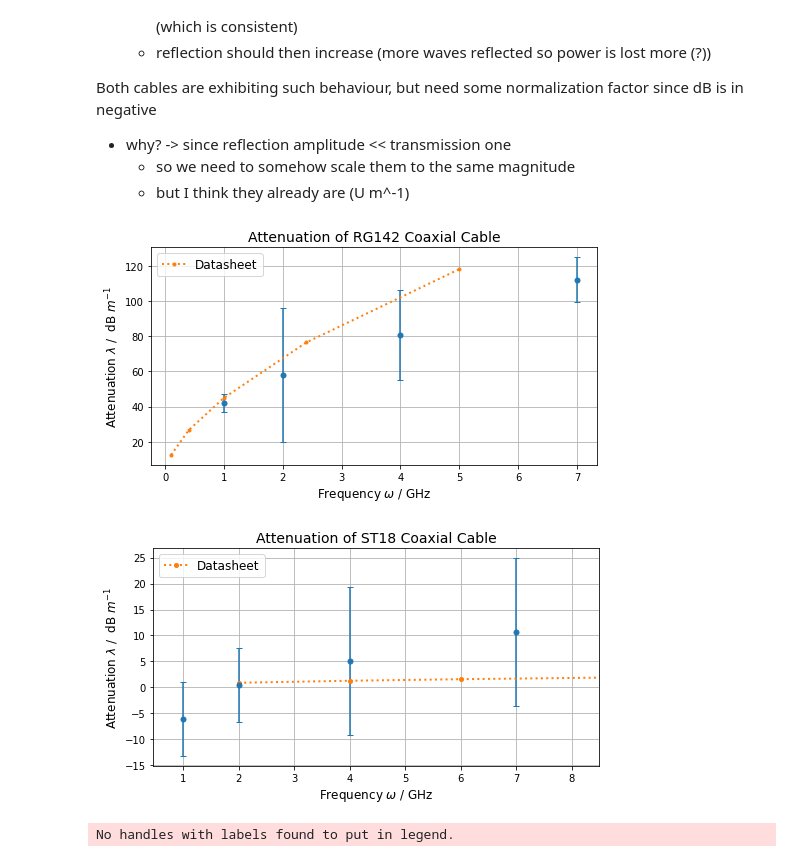
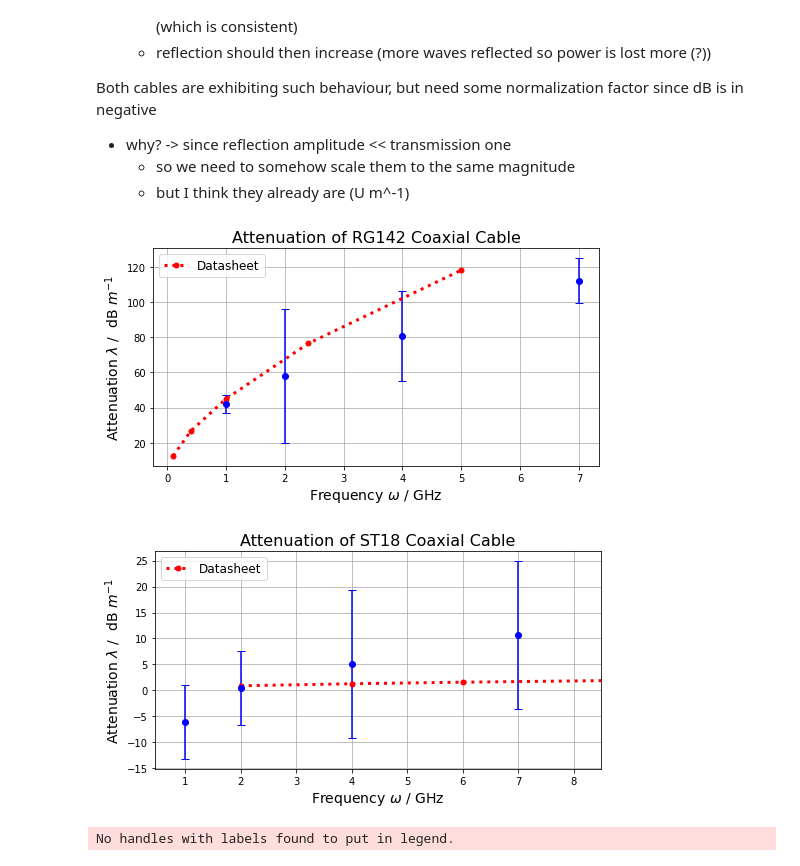
Before and after one commit to tesla1900/advanced-lab-course, a Jupyter notebook: cavities/coax_analysis.ipynb, the cells around one changed output. Drawn from its saved outputs; the diff is of its cells as text; code cells hidden in the pictures.

```diff
--- a/cavities/coax_analysis.ipynb
+++ b/cavities/coax_analysis.ipynb
@@ -190,39 +190,41 @@ Both cables are exhibiting such behaviour, but need some normalization factor si
 - why? -> since reflection amplitude << transmission one
   - so we need to somehow scale them to the same magnitude
   - but I think they already are (U m^-1)
+# %%
+fig_path = os.path.join(os.getcwd(), "lab-and-report", "figures")
 # %%
 atten_thr_brown = [np.array([0.1, 0.4, 1, 2.4, 5]), np.array([12.47, 26.57, 44.95, 76.44, 118.11])]
 atten_thr_blue =  [np.array([2, 4, 6]), np.array([0.89, 1.28, 1.58]) ]
 coax_atten_brown = coax_atten_arrs[0]
 # print(coax_U)
 coax_name = "RG142"
 
 # attentuation defined in dB, 20 * log10(P1 / P2)
 # P1 is input power until termination by characteristic impedance (i.e. reflection)
 # P2 is output power (i.e. transmission)
 # need to add some factors to get the normalization correct
 N  = 1e10   # some normalization to make equation positive
 atten_brown = 20 * np.log10(N * coax_atten_brown[2,:] / coax_atten_brown[1,:])
 
 # error of attenuation
 atten_brown_err = (20 / np.log(10)) * np.sqrt((coax_atten_brown[3,:] / coax_atten_brown[1,:])**2. + (coax_atten_brown[4,:] / coax_atten_brown[2,:])**2.)
 # print(atten)
 fig, ax = plt.subplots(figsize=(8,4))
 # print(i)
 
-ax.errorbar(coax_atten_brown[0,:], atten_brown, yerr=atten_brown_err, marker="o", linestyle="", ms=5.0, capsize=3.0)
-ax.plot(atten_thr_brown[0], atten_thr_brown[1], linestyle=":", marker="o", ms=3.0, label="Datasheet", lw=2.0)
-ax.set_xlabel("Frequency $\omega$ / GHz", fontsize=12)
-ax.set_ylabel(r"Attenuation $\lambda$ /  dB $m^{{-1}}$", fontsize=12)
-ax.set_title("Attenuation of {0} Coaxial Cable".format(coax_name), fontsize=14)
+ax.errorbar(coax_atten_brown[0,:], atten_brown, yerr=atten_brown_err, marker="o", linestyle="", ms=6.0, capsize=4.0, color="b")
+ax.plot(atten_thr_brown[0], atten_thr_brown[1], linestyle=":", marker="o", ms=5.0, label="Datasheet", lw=3.0, color="r")
+ax.set_xlabel("Frequency $\omega$ / GHz", fontsize=14)
+ax.set_ylabel(r"Attenuation $\lambda$ /  dB $m^{{-1}}$", fontsize=14)
+ax.set_title("Attenuation of {0} Coaxial Cable".format(coax_name), fontsize=16)
 # ax.set_ylim([-5e-12, 3e-11])
 
 ax.grid()
 ax.legend(prop={"size":12})
 
 plt.savefig(os.path.join(fig_path, "coax_atten_{0}.png".format(coax_name)))
 # %% [output]
-[figure, old version]
+[figure, new version]
 # %%
 # atten_thr_brown = [np.array([0.1, 0.4, 1, 2.4, 5]), np.array([12.47, 26.57, 44.95, 76.44, 118.11])]
 atten_thr_blue =  [np.array([2, 4, 6, 12]), np.array([0.89, 1.28, 1.58, 2.29]) ]
@@ -243,11 +245,11 @@ atten_blue_err = (20 / np.log(10)) * np.sqrt((coax_atten_blue[3,:] / coax_atten_
 fig, ax = plt.subplots(figsize=(8,4))
 # print(i)
 
-ax.errorbar(coax_atten_blue[0,:], atten_blue, yerr=atten_blue_err, marker="o", linestyle="", ms=5.0, capsize=3.0)
-ax.plot(atten_thr_blue[0], atten_thr_blue[1], linestyle=":", marker="o", ms=4.0, label="Datasheet", lw=2.0)
-ax.set_xlabel("Frequency $\omega$ / GHz", fontsize=12)
-ax.set_ylabel(r"Attenuation $\lambda$ /  dB $m^{{-1}}$", fontsize=12)
-ax.set_title("Attenuation of {0} Coaxial Cable".format(coax_name), fontsize=14)
+ax.errorbar(coax_atten_blue[0,:], atten_blue, yerr=atten_blue_err, marker="o", linestyle="",  ms=6.0, capsize=4.0, color="b")
+ax.plot(atten_thr_blue[0], atten_thr_blue[1], linestyle=":", marker="o", ms=5.0, label="Datasheet", lw=3.0, color="r")
+ax.set_xlabel("Frequency $\omega$ / GHz", fontsize=14)
+ax.set_ylabel(r"Attenuation $\lambda$ /  dB $m^{{-1}}$", fontsize=14)
+ax.set_title("Attenuation of {0} Coaxial Cable".format(coax_name), fontsize=16)
 # ax.set_ylim([-5e-12, 3e-11])
 ax.set_xlim(xmax=8.5)
 
@@ -256,7 +258,7 @@ ax.legend(prop={"size":12})
 
 plt.savefig(os.path.join(fig_path, "coax_atten_{0}.png".format(coax_name)))
 # %% [output]
-[figure, old version]
+[figure, new version]
 # %%
 def standing_wave_ratio(rho):
     '''Standing wave ratio in terms of reflection coefficient'''
```
Also changed, not shown: 6 other files.
